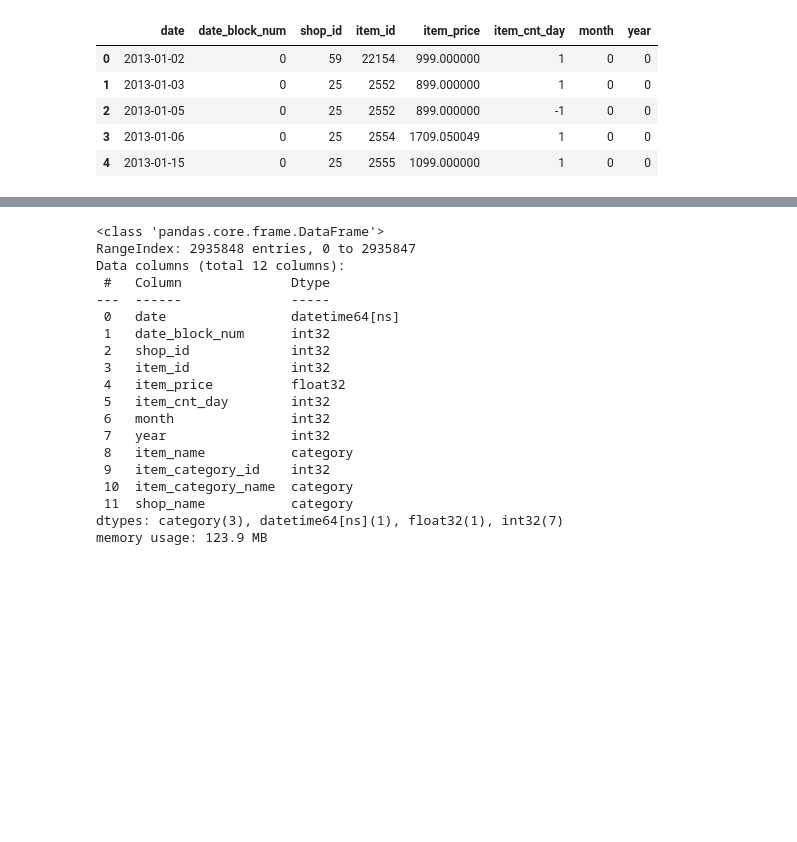
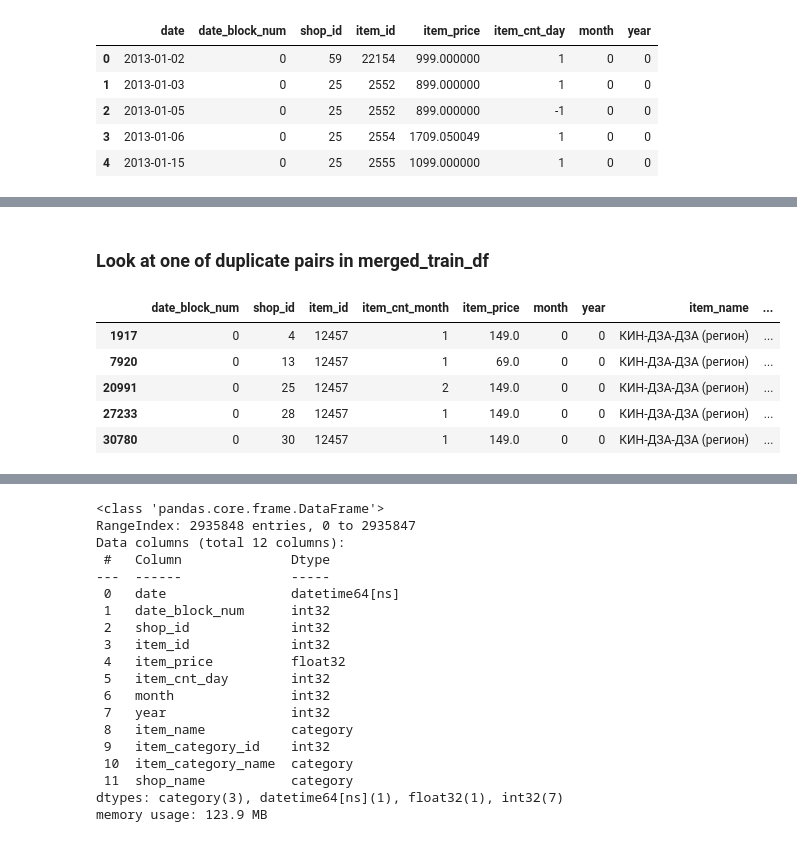
Before and after one commit to Alexennk/ml-ds-practice, a Jupyter notebook: notebooks/etl_notebook.ipynb, the cells around one changed output, grey strips where cells are left out. Cells and saved outputs as stored; diff of their text form; code cells hidden in the pictures; blank space fills up the shorter version.

```diff
--- a/notebooks/etl_notebook.ipynb
+++ b/notebooks/etl_notebook.ipynb
@@ -95,0 +83,12 @@ memory usage: 519.7+ KB
+# %%
+import re
+
+def clean_item_name(name):
+    name = re.sub(r'[^\w\s]', '', name)
+    name = re.sub(r' D$', '', name)
+    return name.lower()
+
+# add cleaned item_name column to analyze item_names after merging
+items_df['clean_item_name'] = items_df['item_name'].apply(clean_item_name)
+
+items_df.info()
@@ -96,5 +107,5 @@ memory usage: 519.7+ KB
 # %%
-items_df = etl.transform_df_types(items_df, int_columns=['item_id', 'item_category_id'], object_columns=['item_name'])
+items_df = etl.transform_df_types(items_df, int_columns=['item_id', 'item_category_id'], object_columns=['item_name', 'clean_item_name'])
 # %%
 categories_df.info()
 # %% [output]
@@ -213,0 +241,5 @@ train_df.head()
+# %%
+merged_train_df = etl.merge_df(train_df, items_df, categories_df, shops_df)
+merged_train_aggregated_df = etl.merge_df(train_aggregated, items_df, categories_df, shops_df)
+
+merged_train_df.head()
@@ -213,0 +269,11 @@ train_df.head()
+# %% [markdown]
+### Look at one of duplicate pairs in merged_train_df
+# %%
+merged_train_aggregated_df[train_aggregated['item_id'] == 12457].head()
+# %% [output]
+|  | date_block_num | shop_id | item_id | item_cnt_month | item_price | month | year | item_name | ... |
+| 1917 | 0 | 4 | 12457 | 1 | 149.0 | 0 | 0 | КИН-ДЗА-ДЗА (регион) | ... |
+| 7920 | 0 | 13 | 12457 | 1 | 69.0 | 0 | 0 | КИН-ДЗА-ДЗА (регион) | ... |
+| 20991 | 0 | 25 | 12457 | 2 | 149.0 | 0 | 0 | КИН-ДЗА-ДЗА (регион) | ... |
+| 27233 | 0 | 28 | 12457 | 1 | 149.0 | 0 | 0 | КИН-ДЗА-ДЗА (регион) | ... |
+| 30780 | 0 | 30 | 12457 | 1 | 149.0 | 0 | 0 | КИН-ДЗА-ДЗА (регион) | ... |
```
Also changed, not shown: parts of 33 cells of this notebook, 1 other file.
